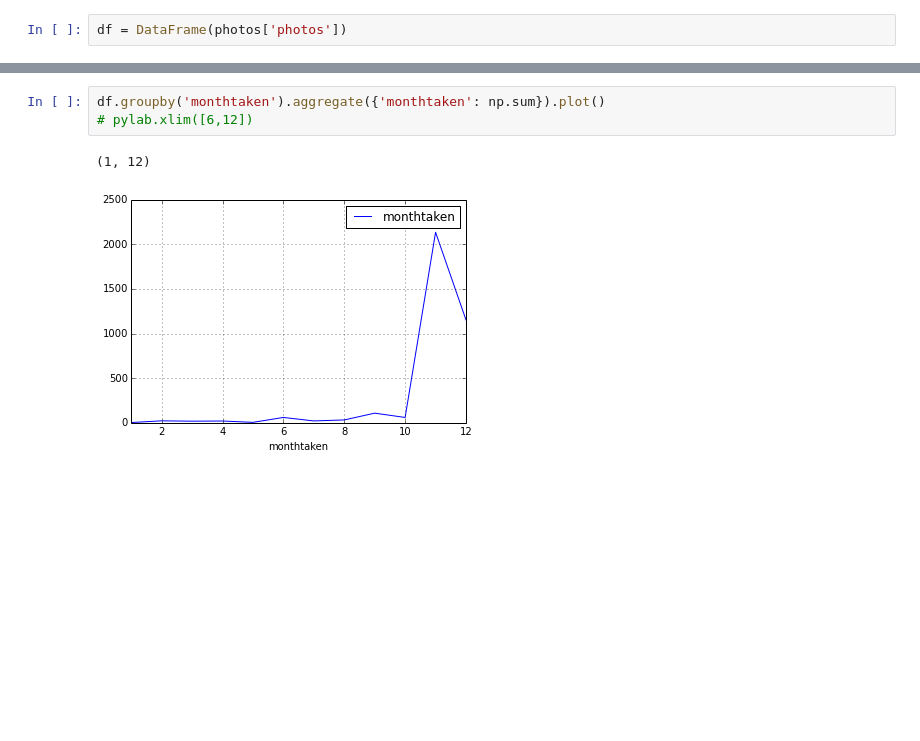
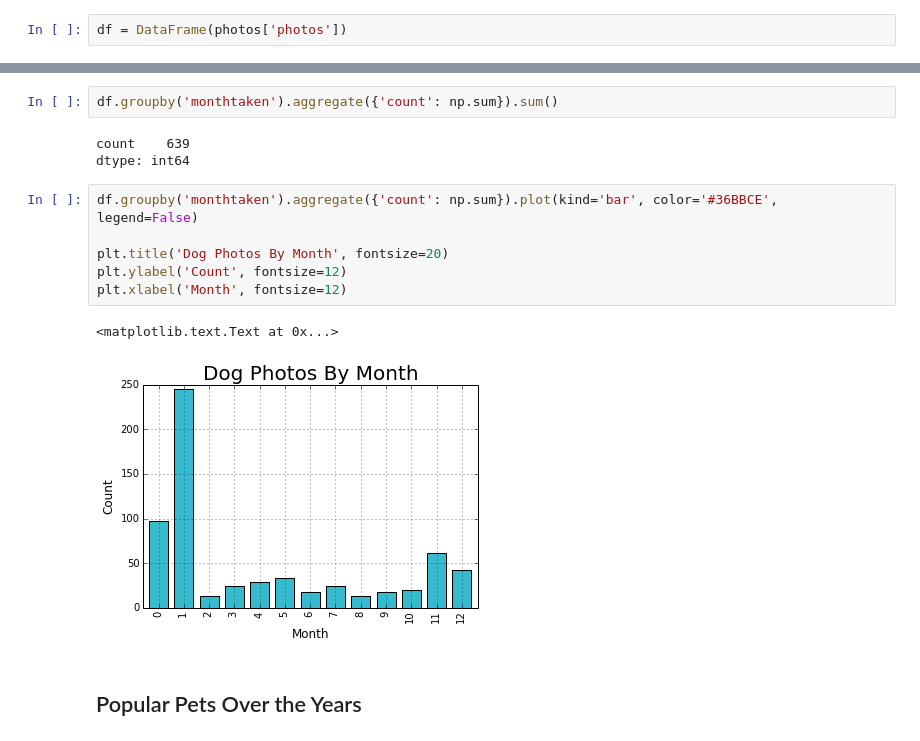
Before and after one commit to cal-a-mari/web-appetit, a Jupyter notebook: notebooks/Pet Photo Analysis.ipynb, the cells around one changed output, grey strips where cells are left out. Cells and saved outputs as stored; diff of their text form; blank space fills up the shorter version.

Commit message:
prettier plots with labels

```diff
--- a/notebooks/Pet Photo Analysis.ipynb
+++ b/notebooks/Pet Photo Analysis.ipynb
@@ -463,6 +504,16 @@ df.groupby('monthtaken').aggregate({'monthtaken': np.sum})
 # %%
-df.groupby('monthtaken').aggregate({'monthtaken': np.sum}).plot()
-# pylab.xlim([6,12])
+df.groupby('monthtaken').aggregate({'count': np.sum}).sum()
 # %% [output]
-(1, 12)
+count    639
+dtype: int64
-[figure, removed]
+# %%
+df.groupby('monthtaken').aggregate({'count': np.sum}).plot(kind='bar', color='#36BBCE', legend=False)
+
+plt.title('Dog Photos By Month', fontsize=20)
+plt.ylabel('Count', fontsize=12)
+plt.xlabel('Month', fontsize=12)
+# %% [output]
+<matplotlib.text.Text at 0x...>
+[figure, added]
+# %% [markdown]
+## Popular Pets Over the Years
```
Also changed, not shown: parts of 24 cells of this notebook, 3 other files.
